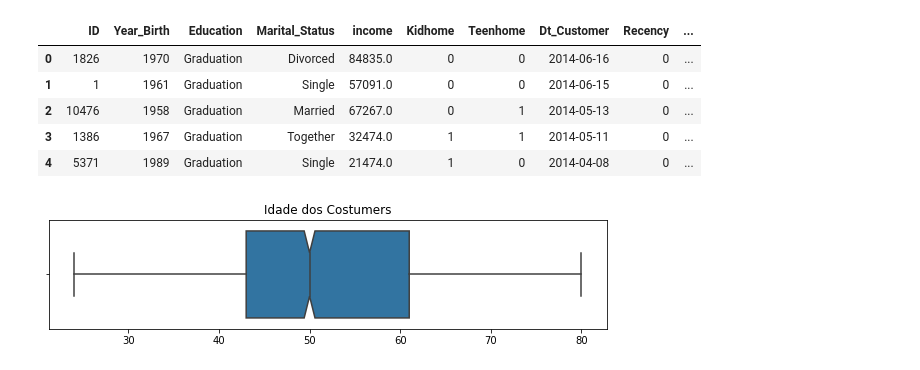
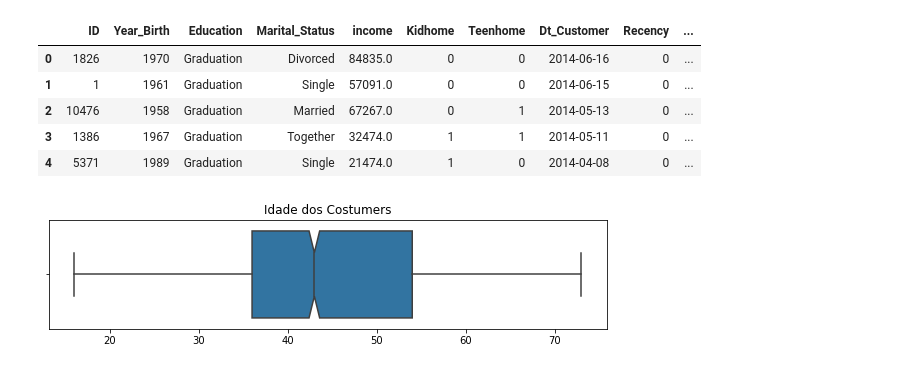
Before and after one commit to Beloin/marketing_analyze, a Jupyter notebook: market_analyze.ipynb, the cells around one changed output. Drawn from its saved outputs; the diff is of its cells as text; code cells hidden in the pictures.

```diff
--- a/market_analyze.ipynb
+++ b/market_analyze.ipynb
@@ -401,13 +401,13 @@ base.head()
 | 3 | 1386 | 1967 | Graduation | Together | 32474.0 | 1 | 1 | 2014-05-11 | 0 | ... |
 | 4 | 5371 | 1989 | Graduation | Single | 21474.0 | 1 | 0 | 2014-04-08 | 0 | ... |
 # %%
-# Vamos ver a quantidade de clientes por idade
+# Vamos ver a quantidade de clientes por idade no ano de Entrada.
 test_year = base.copy()
-test_year.Year_Birth = test_year.Year_Birth.map(lambda date: 2020 - date)
+test_year.years_old = test_year.Dt_Customer.dt.year - test_year.Year_Birth
 
 plt.subplots(figsize=(10, 2))
-ax = srn.boxplot(test_year.Year_Birth.values, showfliers=False, notch=True)
+ax = srn.boxplot(test_year.years_old.values, showfliers=False, notch=True)
 ax.set_title('Idade dos Costumers')
 plt.show()
 # %% [output]
-[figure, old version]
+[figure, new version]
```
Also changed, not shown: parts of 3 cells of this notebook.
